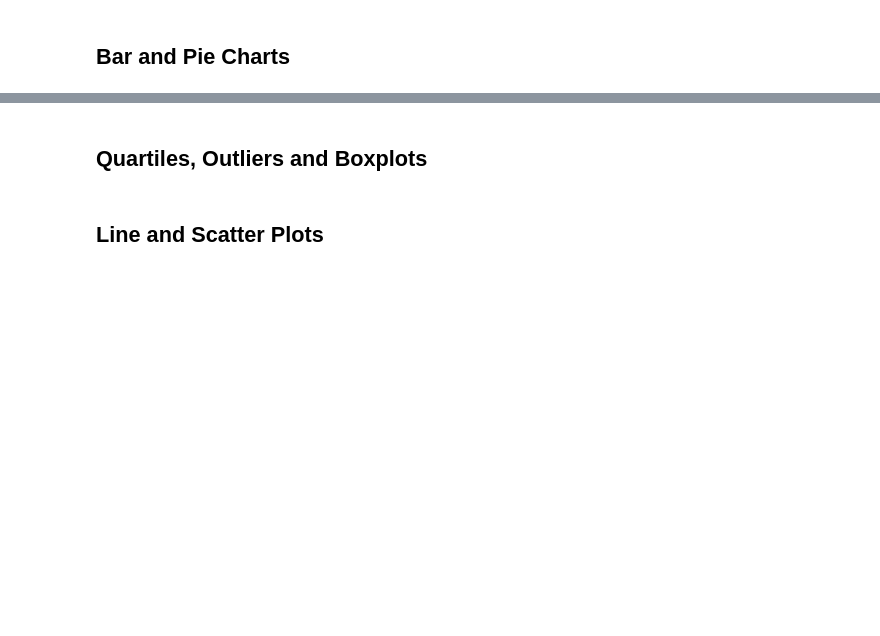
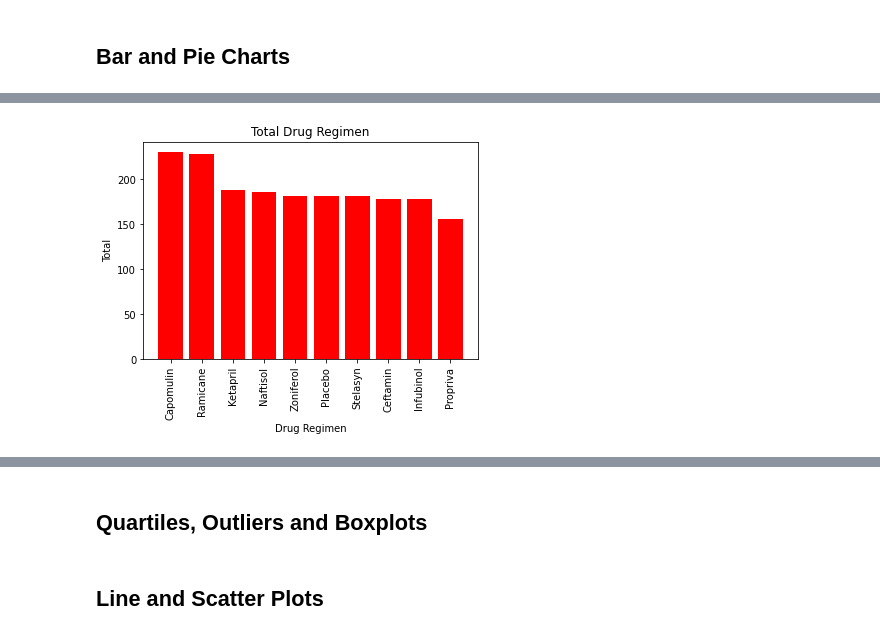
Before and after one commit to nt1983/Matplot-challenge, a Jupyter notebook: pymaceuticals_starter.ipynb, the cells around one changed output, grey strips where cells are left out. Saved outputs shown, nothing was run; the diff lists cells and outputs as text; code cells hidden in the pictures; blank space fills up the shorter version.

```diff
--- a/pymaceuticals_starter.ipynb
+++ b/pymaceuticals_starter.ipynb
@@ -62,4 +134,14 @@ mouse_study_combine
 # %%
 # Generate a bar plot showing the total number of measurements taken on each drug regimen using pyplot.
+y_axis=clean_data["Drug Regimen"].value_counts().values
+x_axis=clean_data["Drug Regimen"].value_counts().index
+plt.bar(x_axis, y_axis, color='red')
+plt.xticks(rotation=90)
+plt.xlabel("Drug Regimen")
+plt.ylabel("Total")
+plt.title("Total Drug Regimen")
+plt.show()
+# %% [output]
+[figure, added]
 # %%
 # Generate a pie plot showing the distribution of female versus male mice using pandas
```
Also changed, not shown: parts of 10 cells of this notebook.
